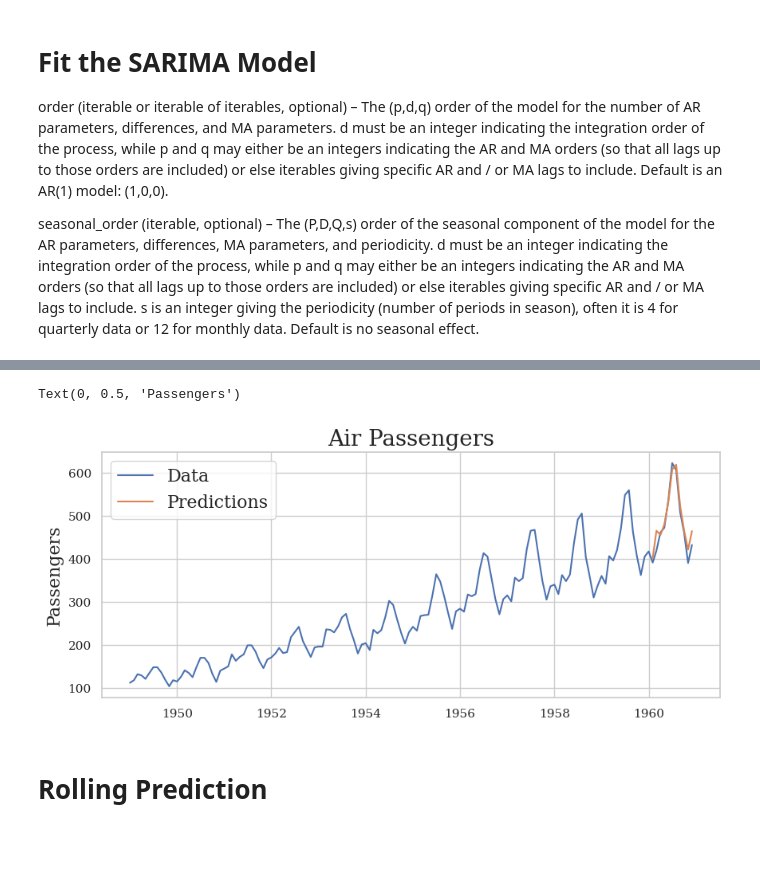
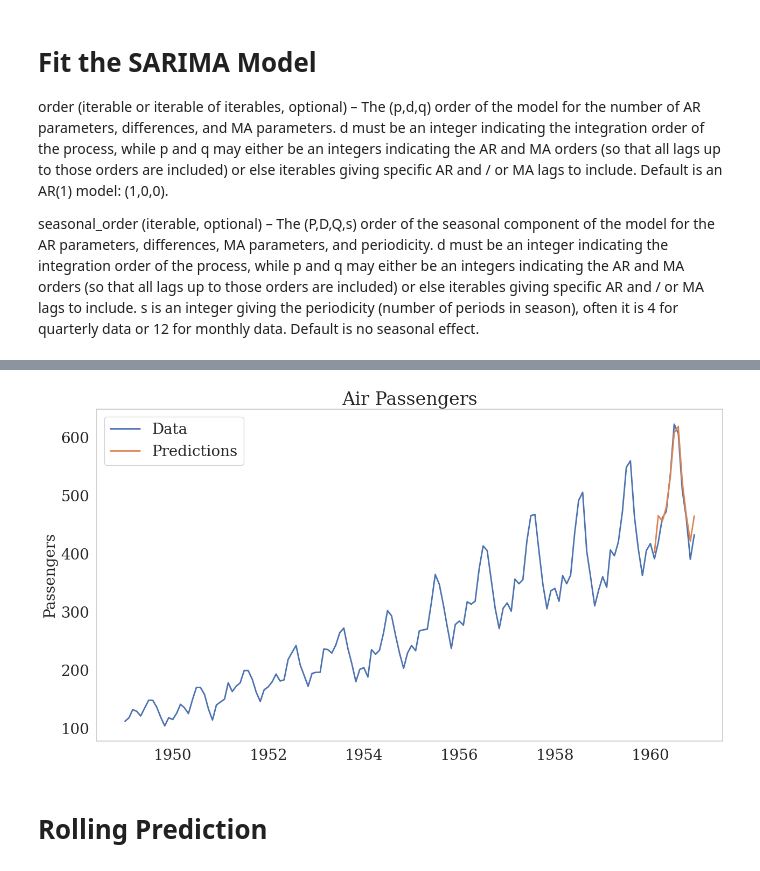
Before and after one commit to SalK91/time_series_101, a Jupyter notebook: 3c_sarmia_model.ipynb, the cells around one changed output, grey strips where cells are left out. Saved outputs shown, nothing was run; the diff lists cells and outputs as text; code cells hidden in the pictures; blank space fills up the shorter version.

```diff
--- a/3c_sarmia_model.ipynb
+++ b/3c_sarmia_model.ipynb
@@ -202,16 +202,34 @@ Text(0, 0.5, 'Error')
-# %%
-plt.figure(figsize=(10,4))
-
-plt.plot(data['Month'], data['Passengers'], label='Data')
-plt.plot(data[data['Month'] > train_end]['Month'],predictions)
-
-plt.legend(('Data', 'Predictions'), fontsize=16)
-
-plt.title('Air Passengers', fontsize=20)
-plt.ylabel('Passengers', fontsize=16)
-# %% [output]
-Text(0, 0.5, 'Passengers')
-[figure, removed]
+# %%
+sns.set(style="whitegrid")
+plt.rcParams.update({
+    'figure.figsize': (14, 10),  # Size of the figure
+    'font.size': 20,             # Font size for text elements
+    'xtick.labelsize': 20,       # Font size for x-axis tick labels
+    'ytick.labelsize': 20,       # Font size for y-axis tick labels
+    'axes.labelsize': 20,         # Font size for x and y labels
+    'legend.fontsize': 20,         # Font size for the legend
+    'font.family': 'serif',         # Font family, can be 'serif', 'sans-serif', 'monospace', etc.
+    'legend.title_fontsize': 20,     # Font size for the legend title, if present
+    'lines.linewidth': 2.0,          # Default line width for plot lines
+    'axes.titlesize': 24            # Font size for the plot title
+
+
+
+})
+plt.rc('font', family='serif')
+
+plt.figure(figsize=(15,8))
+
+plt.plot(data['Month'], data['Passengers'], label='Data')
+plt.plot(data[data['Month'] > train_end]['Month'],predictions)
+
+plt.legend(('Data', 'Predictions'))
+
+plt.title('Air Passengers')
+plt.ylabel('Passengers')
+plt.grid(False)
+# %% [output]
+[figure, added]
 # %% [markdown]
 # Rolling Prediction
 # %%
```
Also changed, not shown: parts of 3 cells of this notebook, 2 other files.
